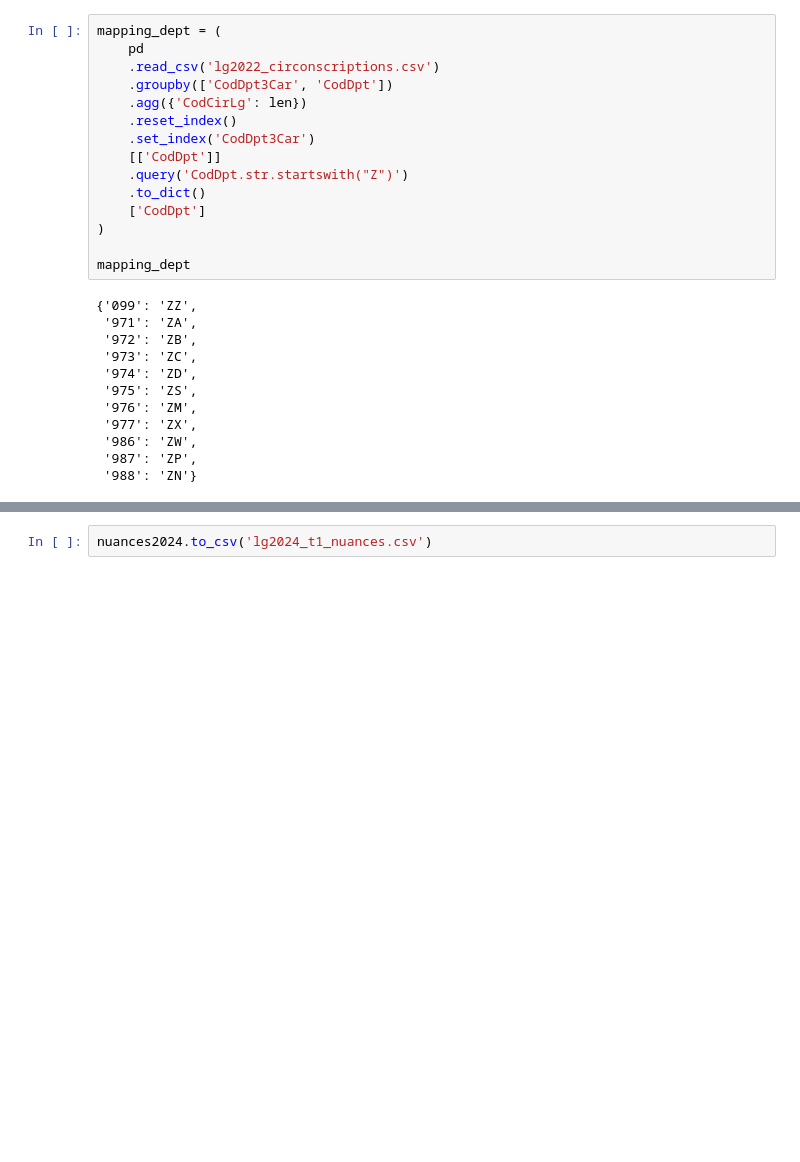
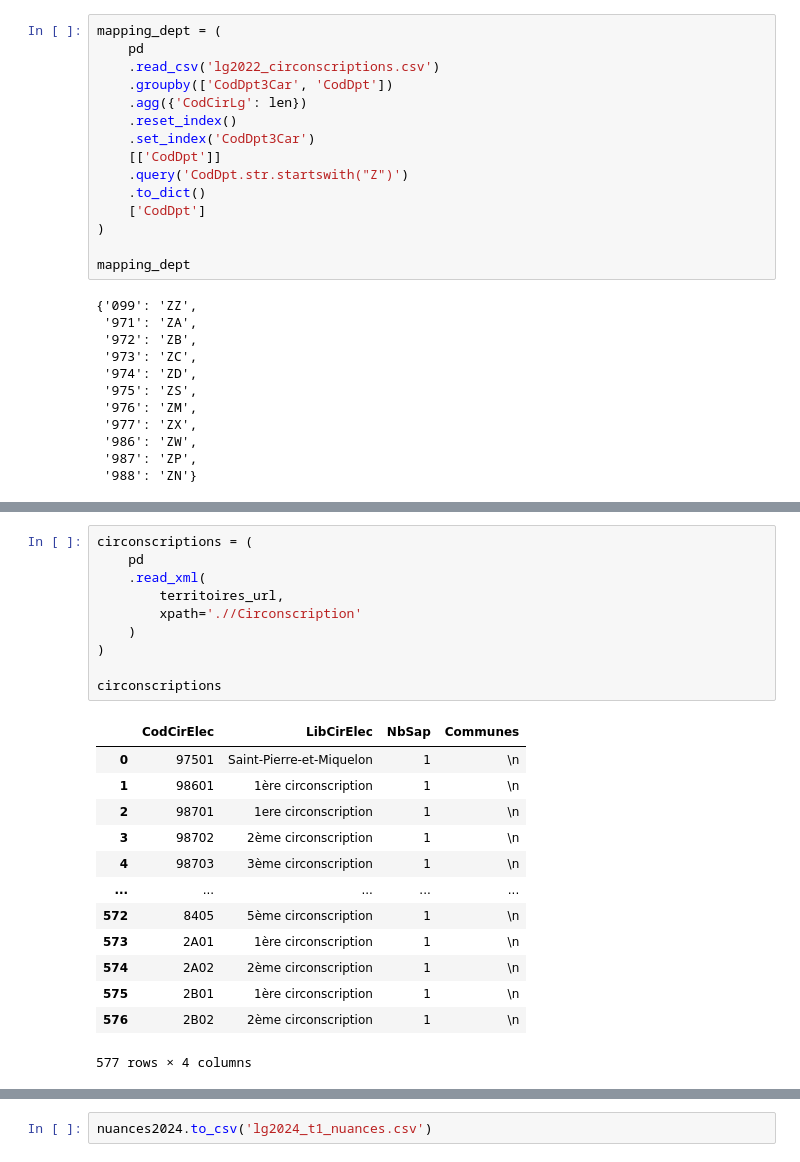
Before and after one commit to taniki/legislatives-2024, a Jupyter notebook: prep_lg2024.ipynb, the cells around one changed output, grey strips where cells are left out. Saved outputs shown, nothing was run; the diff lists cells and outputs as text; blank space fills up the shorter version.

```diff
--- a/prep_lg2024.ipynb
+++ b/prep_lg2024.ipynb
@@ -57,0 +45,24 @@ candidats
+# %%
+circonscriptions = (
+    pd
+    .read_xml(
+        territoires_url,
+        xpath='.//Circonscription'
+    )
+)
+
+circonscriptions
+# %% [output]
+|  | CodCirElec | LibCirElec | NbSap | Communes |
+| 0 | 97501 | Saint-Pierre-et-Miquelon | 1 | \n |
+| 1 | 98601 | 1ère circonscription | 1 | \n |
+| 2 | 98701 | 1ere circonscription | 1 | \n |
+| 3 | 98702 | 2ème circonscription | 1 | \n |
+| 4 | 98703 | 3ème circonscription | 1 | \n |
+| ... | ... | ... | ... | ... |
+| 572 | 8405 | 5ème circonscription | 1 | \n |
+| 573 | 2A01 | 1ère circonscription | 1 | \n |
+| 574 | 2A02 | 2ème circonscription | 1 | \n |
+| 575 | 2B01 | 1ère circonscription | 1 | \n |
+| 576 | 2B02 | 2ème circonscription | 1 | \n |
+577 rows × 4 columns
```
Also changed, not shown: parts of 7 cells of this notebook, 3 other files.
